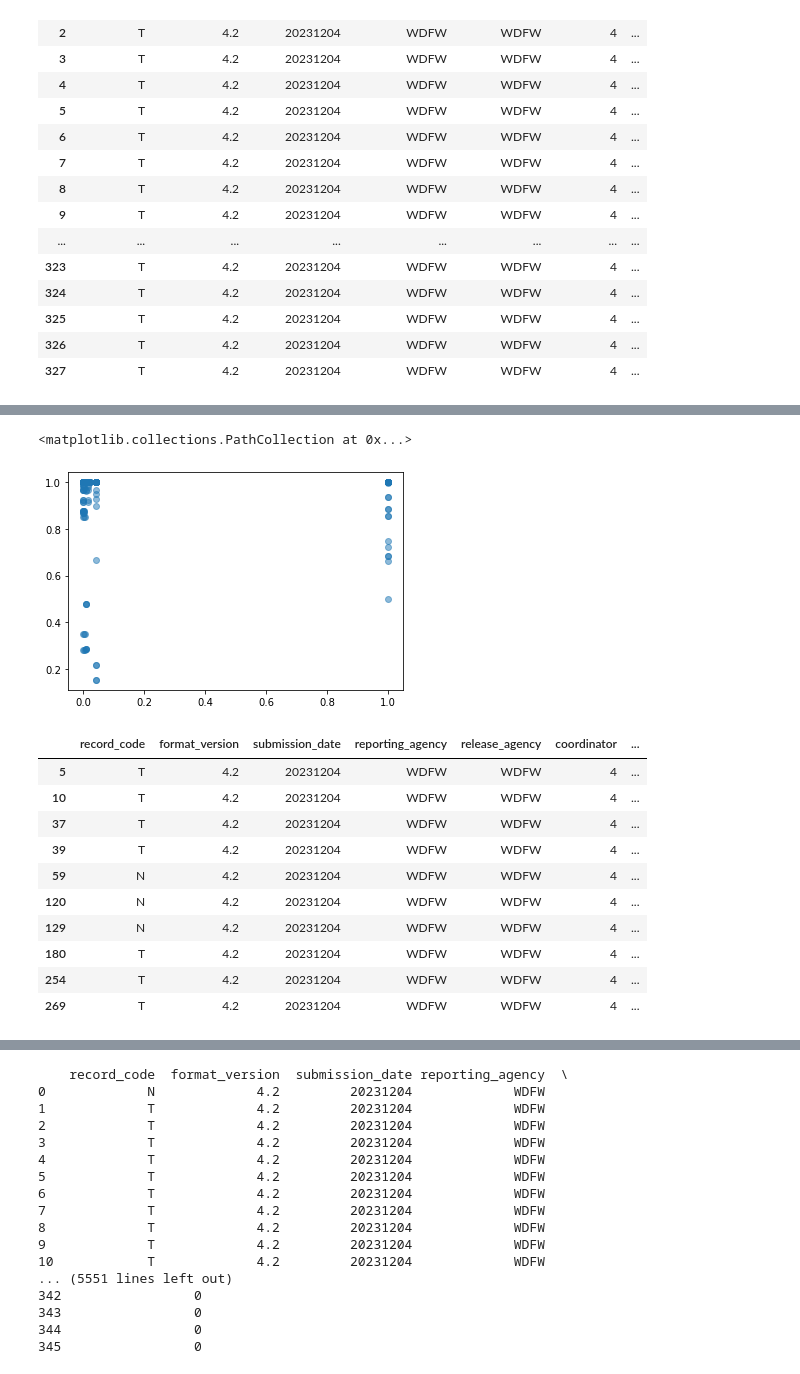
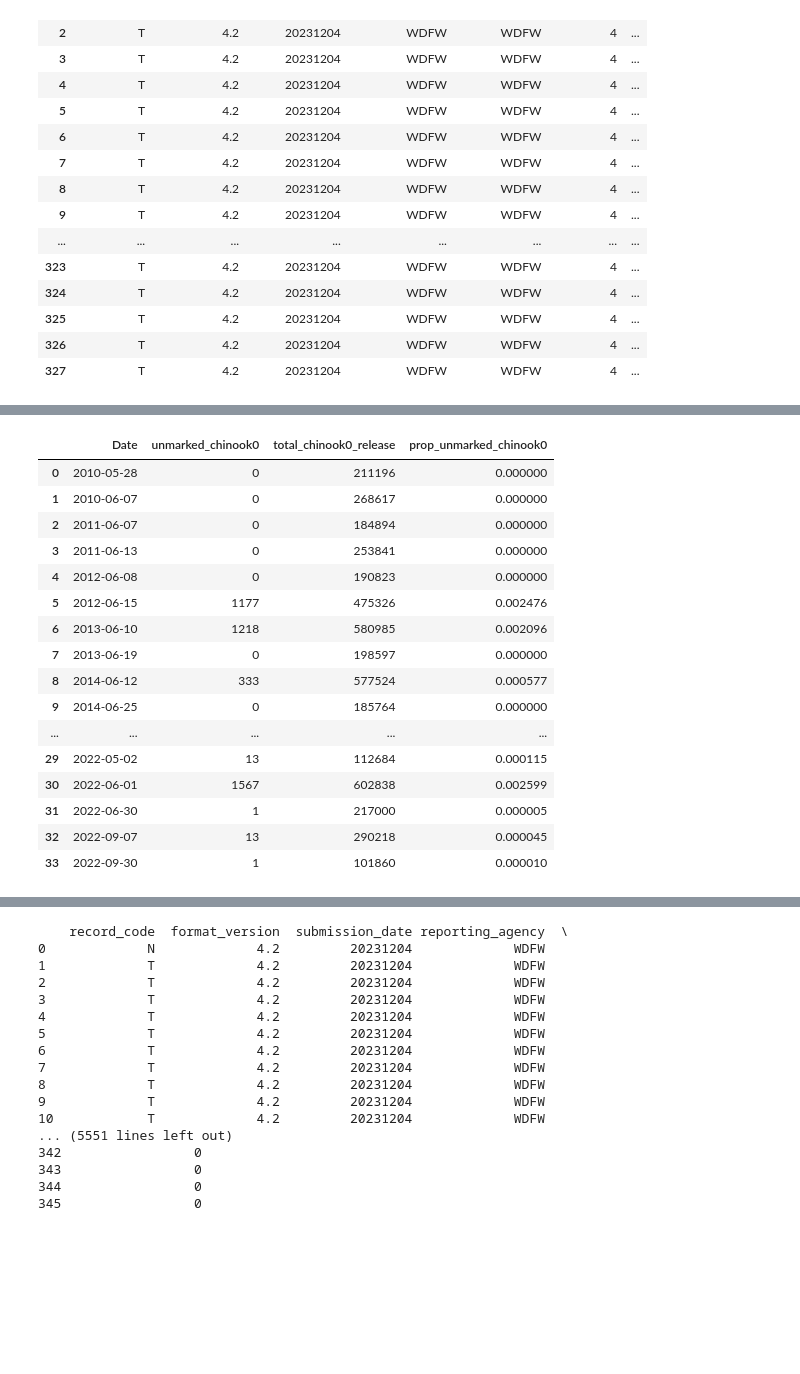
Before and after one commit to maria-kuruvilla/pied_piper, a Jupyter notebook: skagit_rmis.ipynb, the cells around one changed output, grey strips where cells are left out. Saved outputs shown, nothing was run; the diff lists cells and outputs as text; code cells hidden in the pictures; blank space fills up the shorter version.

```diff
--- a/skagit_rmis.ipynb
+++ b/skagit_rmis.ipynb
@@ -196,23 +71,0 @@ df_merged['coho1_wild_prop'] = df_merged['coho1_wild_num']/(
-# %%
-
-plt.scatter(df_merged['coho_prop_untagged_unclipped'], df_merged['coho1_wild_prop'], alpha = 0.5)
-# %% [output]
-<matplotlib.collections.PathCollection at 0x...>
-[figure, removed]
-# %%
-subset_df_2007 = df[(df['first_release_date'].dt.year == 2007)]
-
-with pd.option_context('display.max_rows', None, 'display.max_columns', None):  # more options can be specified also
-    display(subset_df_2007)
-# %% [output]
-|  | record_code | format_version | submission_date | reporting_agency | release_agency | coordinator | ... |
-| 5 | T | 4.2 | 20231204 | WDFW | WDFW | 4 | ... |
-| 10 | T | 4.2 | 20231204 | WDFW | WDFW | 4 | ... |
-| 37 | T | 4.2 | 20231204 | WDFW | WDFW | 4 | ... |
-| 39 | T | 4.2 | 20231204 | WDFW | WDFW | 4 | ... |
-| 59 | N | 4.2 | 20231204 | WDFW | WDFW | 4 | ... |
-| 120 | N | 4.2 | 20231204 | WDFW | WDFW | 4 | ... |
-| 129 | N | 4.2 | 20231204 | WDFW | WDFW | 4 | ... |
-| 180 | T | 4.2 | 20231204 | WDFW | WDFW | 4 | ... |
-| 254 | T | 4.2 | 20231204 | WDFW | WDFW | 4 | ... |
-| 269 | T | 4.2 | 20231204 | WDFW | WDFW | 4 | ... |
@@ -218,0 +83,37 @@ with pd.option_context('display.max_rows', None, 'display.max_columns', None):
+# %%
+#do the same  for chinook
+
+chinook_df = subset_df[subset_df['species']==1]
+chinook0_df = chinook_df[chinook_df['age']==1]
+
+#aggregate based on date
+
+chinook0_agg = chinook0_df.groupby(['first_release_date','age']).agg({'unmarked':'sum', 'total':'sum'}).reset_index()
+chinook0_agg['prop_unmarked'] = chinook0_agg['unmarked']/chinook0_agg['total']
+chinook0_agg
+chinook0_agg = chinook0_agg.drop(['age'],axis = 1)
+chinook0_agg= chinook0_agg.rename(columns={'first_release_date':'Date','unmarked':'unmarked_chinook0',
+                                           'total':'total_chinook0_release',
+                      'prop_unmarked':'prop_unmarked_chinook0'})
+
+chinook0_agg
+# with pd.option_context('display.max_rows', None, 'display.max_columns', None):  # more options can be specified also
+#     display(chinook0_df[['first_release_date','hatchery_location_name','prop_untagged_unclipped','total', 'age','unmarked']])
+# %% [output]
+|  | Date | unmarked_chinook0 | total_chinook0_release | prop_unmarked_chinook0 |
+| 0 | 2010-05-28 | 0 | 211196 | 0.000000 |
+| 1 | 2010-06-07 | 0 | 268617 | 0.000000 |
+| 2 | 2011-06-07 | 0 | 184894 | 0.000000 |
+| 3 | 2011-06-13 | 0 | 253841 | 0.000000 |
+| 4 | 2012-06-08 | 0 | 190823 | 0.000000 |
+| 5 | 2012-06-15 | 1177 | 475326 | 0.002476 |
+| 6 | 2013-06-10 | 1218 | 580985 | 0.002096 |
+| 7 | 2013-06-19 | 0 | 198597 | 0.000000 |
+| 8 | 2014-06-12 | 333 | 577524 | 0.000577 |
+| 9 | 2014-06-25 | 0 | 185764 | 0.000000 |
+| ... | ... | ... | ... | ... |
+| 29 | 2022-05-02 | 13 | 112684 | 0.000115 |
+| 30 | 2022-06-01 | 1567 | 602838 | 0.002599 |
+| 31 | 2022-06-30 | 1 | 217000 | 0.000005 |
+| 32 | 2022-09-07 | 13 | 290218 | 0.000045 |
+| 33 | 2022-09-30 | 1 | 101860 | 0.000010 |
```
Also changed, not shown: parts of 21 cells of this notebook.
